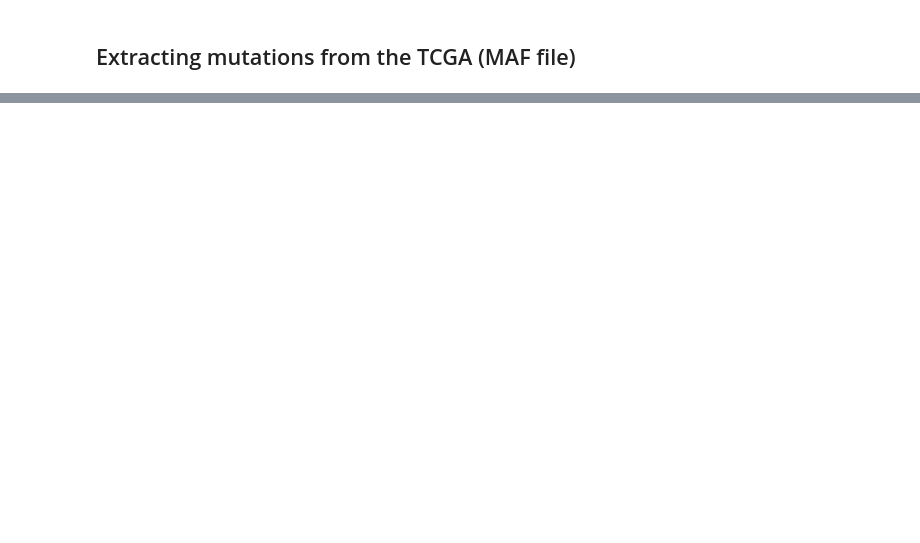
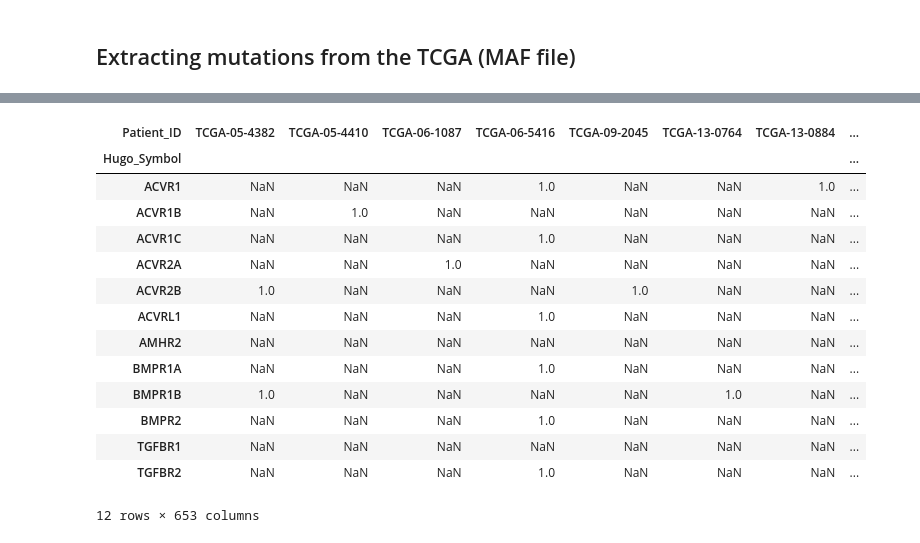
Before and after one commit to Nanocell-Lab/TCancer_RareDiseases, a Jupyter notebook: src/01_TCGA.ipynb, the cells around one changed output, grey strips where cells are left out. Cells and saved outputs as stored; diff of their text form; code cells hidden in the pictures; blank space fills up the shorter version.

```diff
--- a/src/01_TCGA.ipynb
+++ b/src/01_TCGA.ipynb
@@ -281,0 +378,21 @@ plt.show()
+# %%
+mut_df = mut_df.groupby(["Patient_ID","Hugo_Symbol"])["HGVSp_Short"].count().reset_index()
+
+
+df_heatmap
+# %% [output]
+| Patient_ID | TCGA-05-4382 | TCGA-05-4410 | TCGA-06-1087 | TCGA-06-5416 | TCGA-09-2045 | TCGA-13-0764 | TCGA-13-0884 | ... |
+| Hugo_Symbol |  |  |  |  |  |  |  | ... |
+| ACVR1 | NaN | NaN | NaN | 1.0 | NaN | NaN | 1.0 | ... |
+| ACVR1B | NaN | 1.0 | NaN | NaN | NaN | NaN | NaN | ... |
+| ACVR1C | NaN | NaN | NaN | 1.0 | NaN | NaN | NaN | ... |
+| ACVR2A | NaN | NaN | 1.0 | NaN | NaN | NaN | NaN | ... |
+| ACVR2B | 1.0 | NaN | NaN | NaN | 1.0 | NaN | NaN | ... |
+| ACVRL1 | NaN | NaN | NaN | 1.0 | NaN | NaN | NaN | ... |
+| AMHR2 | NaN | NaN | NaN | NaN | NaN | NaN | NaN | ... |
+| BMPR1A | NaN | NaN | NaN | 1.0 | NaN | NaN | NaN | ... |
+| BMPR1B | 1.0 | NaN | NaN | NaN | NaN | 1.0 | NaN | ... |
+| BMPR2 | NaN | NaN | NaN | 1.0 | NaN | NaN | NaN | ... |
+| TGFBR1 | NaN | NaN | NaN | NaN | NaN | NaN | NaN | ... |
+| TGFBR2 | NaN | NaN | NaN | 1.0 | NaN | NaN | NaN | ... |
+12 rows × 653 columns
```
Also changed, not shown: parts of 11 cells of this notebook.
